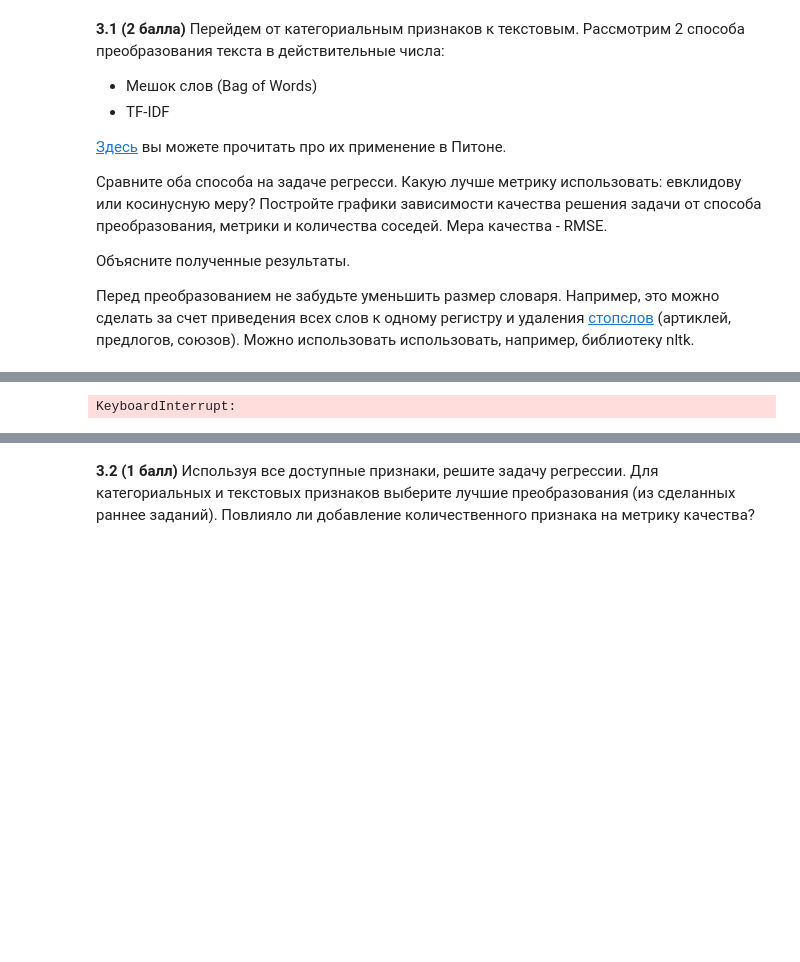
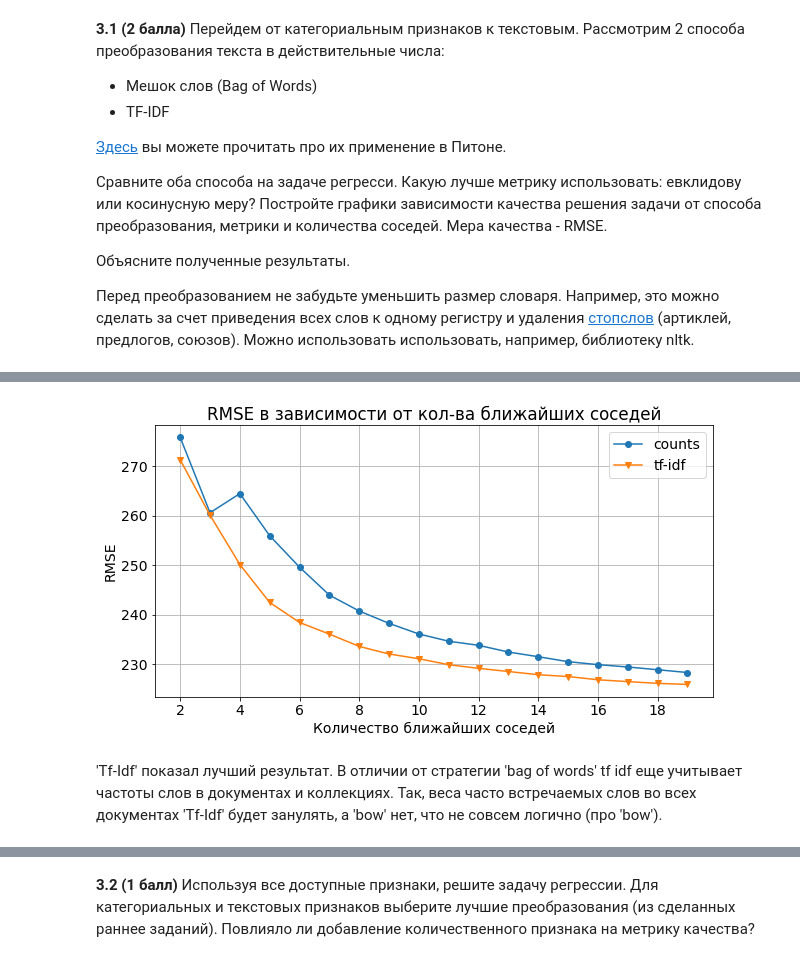
Before and after one commit to MikhailKuz/msu_courses, a Jupyter notebook: mmro_5sem/hw2.ipynb, the cells around one changed output, grey strips where cells are left out. Saved outputs shown, nothing was run; the diff lists cells and outputs as text; code cells hidden in the pictures; blank space fills up the shorter version.

```diff
--- a/mmro_5sem/hw2.ipynb
+++ b/mmro_5sem/hw2.ipynb
@@ -685,6 +689,7 @@ p_j(c) = g(T_i | f_j(x_i) = c),
 
 Закодируйте категориальные признаки обоими способами и найдите значение RMSE. Используйте евклидову метрику для поиска ближайших соседей. Для какой функции $g$ значение RMSE лучше? Почему?
 # %%
+from copy import deepcopy
 tdata = pd.concat([X_train, y_train], axis=1)
 cX_train = deepcopy(X_train)
 cX_test = deepcopy(X_test)
@@ -704,23 +709,24 @@ for col in cat_f:
 cX_train.drop(columns=cat_f, inplace=True)
 cX_test.drop(columns=cat_f, inplace=True)
 
-mcX_train = cX_train.drop(columns=['id', 'name', 'host_name'] + [col + '_d' for col in cat_f])
-dcX_train = cX_train.drop(columns=['id', 'name', 'host_name'] + [col + '_m' for col in cat_f])
-mcX_test = cX_test.drop(columns=['id', 'name', 'host_name'] + [col + '_d' for col in cat_f])
-dcX_test = cX_test.drop(columns=['id', 'name', 'host_name'] + [col + '_m' for col in cat_f])
+mcX_train = cX_train[[col + '_m' for col in cat_f]]
+dcX_train = cX_train[[col + '_d' for col in cat_f]]
+mcX_test = cX_test[[col + '_m' for col in cat_f]]
+dcX_test = cX_test[[col + '_d' for col in cat_f]]
 # %%
-k_list = np.arange(2, 10)
+k_list = np.arange(10, 17)
 med_sc = []
 div_sc = []
 
 for k in k_list:
-    knn = KNNRegressor(k, metric='euclidean')
-    knn.fit(mcX_train.iloc[:, 9:], y_train)
-    med_sc.append(np.sqrt(mean_squared_error(y_test, knn.predict(mcX_test.iloc[:, 9:]))))
-    knn = KNNRegressor(k, metric='euclidean')
-    knn.fit(dcX_train.iloc[:, 9:], y_train)
-    div_sc.append(np.sqrt(mean_squared_error(y_test, knn.predict(dcX_test.iloc[:, 9:]))))
+    knn = KNNRegressor(k, mode='distance', metric='euclidean')
+    knn.fit(mcX_train, y_train)
+    med_sc.append(np.sqrt(mean_squared_error(y_test, knn.predict(mcX_test))))
 
-print('med: ', k_list[med_sc.index(max(med_sc))], ' ', max(med_sc))
-print('div: ', k_list[div_sc.index(max(div_sc))], ' ', max(div_sc))
+    knn = KNNRegressor(k, mode='distance', metric='euclidean')
+    knn.fit(dcX_train, y_train)
+    div_sc.append(np.sqrt(mean_squared_error(y_test, knn.predict(dcX_test))))
+
+print('med: ', k_list[med_sc.index(min(med_sc))], ' ', min(med_sc))
+print('div: ', k_list[div_sc.index(min(div_sc))], ' ', min(div_sc))
 # %% [output]
@@ -775,35 +783,40 @@ tf_idfs = vectorizer.fit_transform(docs)
 countv = skl.feature_extraction.text.CountVectorizer()
 counts = countv.fit_transform(docs)
 # %%
-accuracy_table = np.zeros((2, 10))
+accuracy_table = np.zeros((2, 18))
 # %%
-for k in range(2, 12):
+for k in range(2, 20):
     knn = KNNRegressor(k, metric='euclidean', mode='distance')
     knn.fit(tf_idfs[:X_train.shape[0], :], y_train)
-    accuracy_table[1, k-2] = np.sqrt(mean_squared_error(y_test, knn.predict(tf_idfs[X_train.shape[0]:, :])))
+    accuracy_table[1, k-12] = np.sqrt(mean_squared_error(y_test, knn.predict(tf_idfs[X_train.shape[0]:, :])))
 
     knn = KNNRegressor(k, metric='euclidean', mode='distance')
     knn.fit(counts[:X_train.shape[0], :], y_train)
-    accuracy_table[0, k-2] = np.sqrt(mean_squared_error(y_test, knn.predict(counts[X_train.shape[0]:, :])))
+    accuracy_table[0, k-12] = np.sqrt(mean_squared_error(y_test, knn.predict(counts[X_train.shape[0]:, :])))
-# %% [output]
-KeyboardInterrupt:
 # %%
-plt.rcParams.update({'font.size': 16})
+import matplotlib.pyplot as plt
+import matplotlib
+plt.rcParams.update({'font.size': 14})
 fig, ax = plt.subplots(figsize=(10, 5))
 
-p1 = ax.plot(np.arange(2, 12), accuracy_table[0, :], '-o')
-p2 = ax.plot(np.arange(2, 12), accuracy_table[1, :], '-v')
+p1 = ax.plot(np.arange(2, 20), accuracy_table[0], '-o')
+p2 = ax.plot(np.arange(2, 20), accuracy_table[1], '-v')
 
 ax.set_title('RMSE в зависимости от кол-ва ближайших соседей')
 ax.set_ylabel('RMSE')
 ax.set_xlabel('Количество ближайших соседей')
 ax.grid(True)
 
 ax.legend((p1[0], p2[0]), ('counts', 'tf-idf'))
 ax.autoscale_view()
+ax.xaxis.set_major_locator(matplotlib.ticker.MaxNLocator(integer=True))
 fig.savefig("RMSE_num_neigh.pdf", bbox_inches='tight')
 
 plt.show()
+# %% [output]
+[figure, added]
+# %% [markdown]
+'Tf-Idf' показал лучший результат. В отличии от стратегии 'bag of words' tf idf еще учитывает частоты слов в документах и коллекциях. Так, веса часто встречаемых слов во всех документах 'Tf-Idf' будет занулять, а 'bow' нет, что не совсем логично (про 'bow').
 # %%
 accuracy_table2 = np.zeros((2, 10))
 # %%
```
Also changed, not shown: parts of 40 cells of this notebook, 3 other files.
